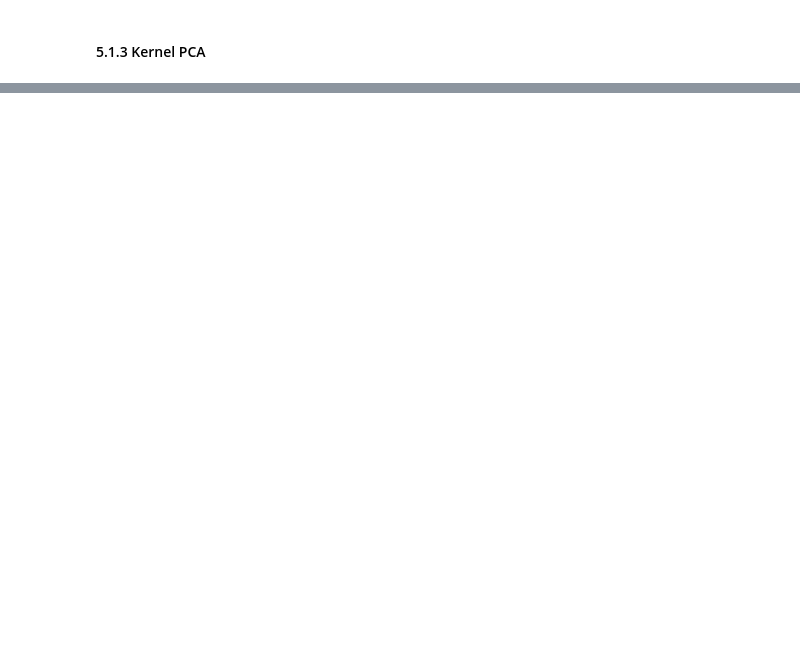
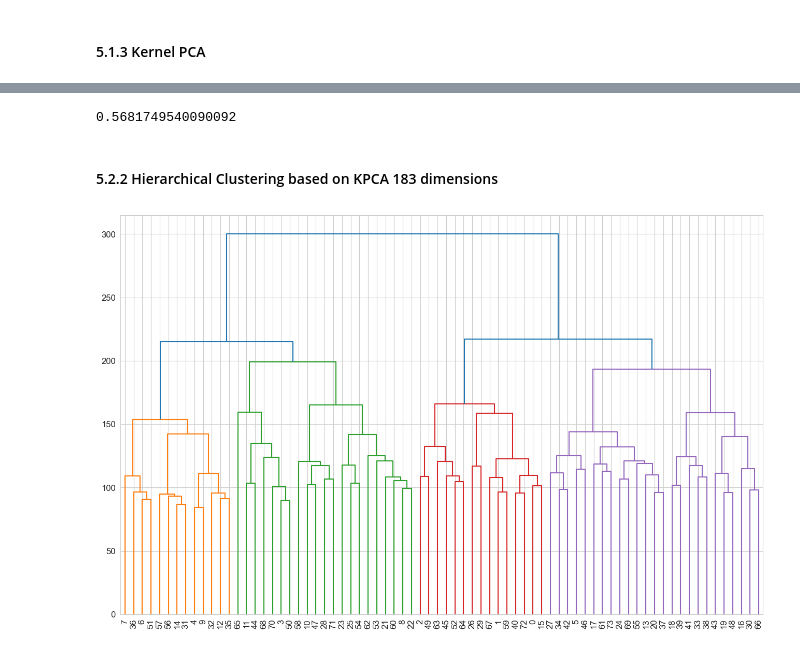
Before and after one commit to Pietro-Gavazzi/linma2472-project, a Jupyter notebook: final-project/final.ipynb, the cells around one changed output, grey strips where cells are left out. Saved outputs shown, nothing was run; the diff lists cells and outputs as text; code cells hidden in the pictures; blank space fills up the shorter version.

```diff
--- a/final-project/final.ipynb
+++ b/final-project/final.ipynb
@@ -544,0 +539,22 @@ Index(['TCGA-A2-A0CM', 'TCGA-A2-A0D2', 'TCGA-A2-A0EQ', 'TCGA-A2-A0EV',
+# %%
+best_Fscore
+# %% [output]
+0.5681749540090092
+# %% [markdown]
+#### 5.2.2 Hierarchical Clustering based on KPCA 183 dimensions
+# %%
+# import matplotlib as mpl
+# mpl.rcParams.update({'font.size': 20})
+kpca = KernelPCA(n_components=183)
+kpca.fit(X_scaled)
+X_reduced = kpca.transform(X_scaled)
+plt.figure(figsize=(16, 10), dpi=100)
+linkage_data = linkage(X_reduced, method='ward', metric='euclidean')
+Z = dendrogram(linkage_data)
+ax = plt.gca()
+ax.tick_params(axis='x', which='major', labelsize=12)
+ax.tick_params(axis='y', which='major', labelsize=12)
+# plt.xlabel(fontdict={'fontsize':10})
+plt.show()
+# %% [output]
+[figure, added]
```
Also changed, not shown: parts of 17 cells of this notebook, 4 other files.
